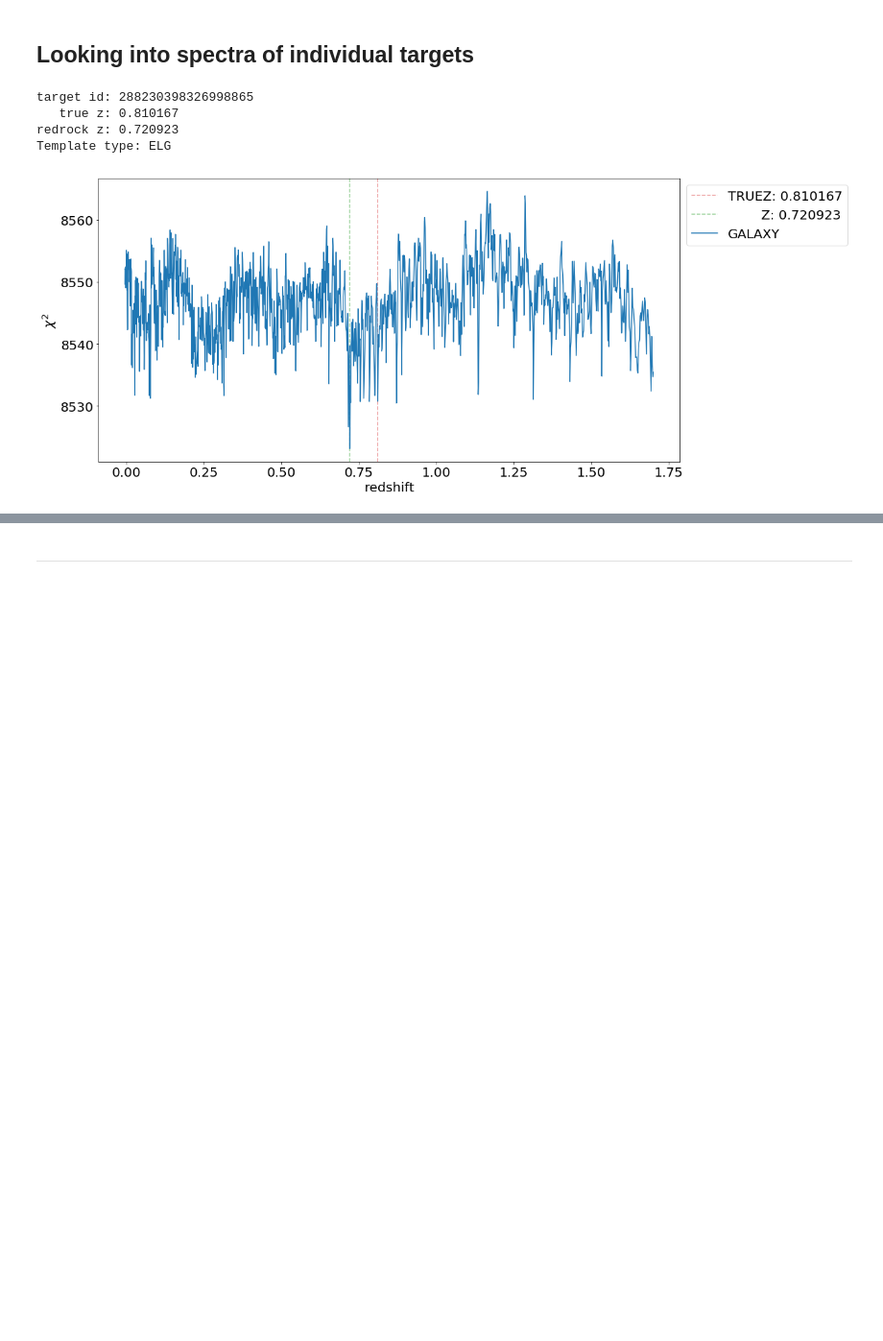
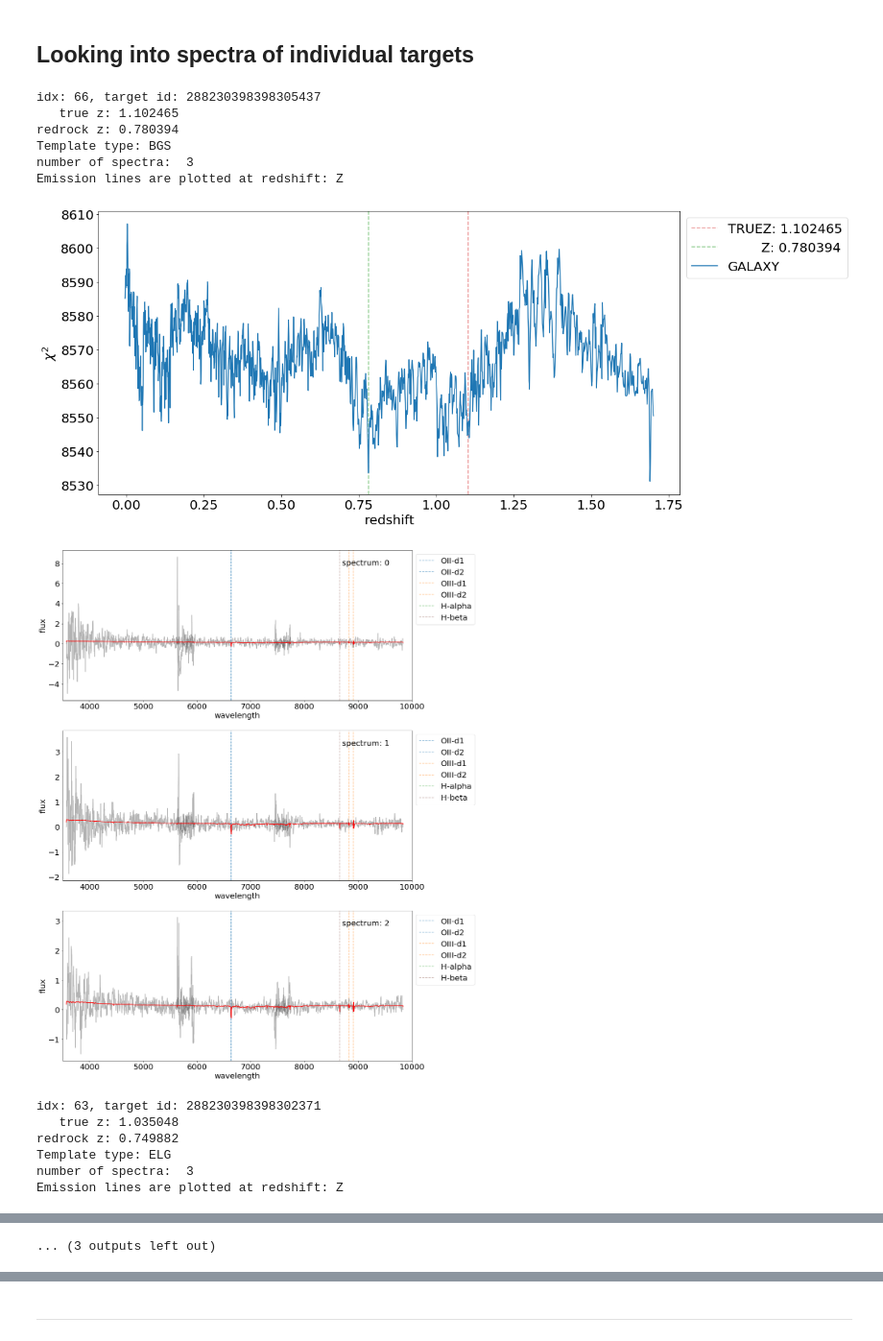
Before and after one commit to Yucheng-Zhang/desi_nbs, a Jupyter notebook: demo/elg_zfitting.ipynb, the cells around one changed output, grey strips where cells are left out. Shown at 96% size. Cells and saved outputs as stored; diff of their text form; code cells hidden in the pictures; blank space fills up the shorter version.

Commit message:
more plots

```diff
--- a/demo/elg_zfitting.ipynb
+++ b/demo/elg_zfitting.ipynb
@@ -458,8 +458,8 @@ for kk in res.keys():
 
 ax.set_xlim(0, 32); ax1.set_xlim(0, 32)
 ax.set_ylim(0, 100)
-ax.set_xlabel('Small $\Delta\chi^2$ criteria'); ax.set_ylabel('Percent')
-ax1.set_xlabel('Small $\Delta\chi^2$ criteria'); ax1.set_ylabel('$\log_{10}$(Percent)')
+ax.set_xlabel('Small $\Delta\chi^2$ criterion'); ax.set_ylabel('Percent')
+ax1.set_xlabel('Small $\Delta\chi^2$ criterion'); ax1.set_ylabel('$\log_{10}$(Percent)')
 
 ax.legend(); ax1.legend()
 
@@ -617,28 +617,51 @@ def plot_chi2(ax, redshifts, zchi2, tt, truez, z):
     ax.set_ylabel('$\chi^2$')
     ax.legend(bbox_to_anchor=(1, 1), loc='upper left')
 # %%
-idx = 20
-zot = ztruth_fail[idx]
-# zot = ztruth_good[idx]
+ztt = ztruth_fail
+# ztt = ztruth_good
+idxs = np.random.randint(0, len(ztt), 3)
 
-tid = zot['TARGETID']
-specot = get_specot(tid)
-twave, tflux = get_tempot(tid)
-num_spec = specot.num_spectra()
+for idx in idxs:
+    zot = ztt[idx]
 
-print('target id:', tid)
-print('   true z: {:f}'.format(zot['TRUEZ']))
-print('redrock z: {:f}'.format(zot['Z']))
-print('Template type:', zot['TEMPLATETYPE'])
+    tid = zot['TARGETID']
+    specot = get_specot(tid)
+    twave, tflux = get_tempot(tid)
+    num_spec = specot.num_spectra()
 
-tt = 'GALAXY'
-redshifts, zchi2 = get_zchi2ot(tid, tt)
-fig, (ax) = plt.subplots(1, 1, figsize=(16, 8))
-plot_chi2(ax, redshifts, zchi2, tt, zot['TRUEZ'], zot['Z'])
-# ax.set_xlim(0.85, 0.95)
+    print('idx: {:d}, target id: {:d}'.format(idx, tid))
+    print('   true z: {:f}'.format(zot['TRUEZ']))
+    print('redrock z: {:f}'.format(zot['Z']))
+    print('Template type:', zot['TEMPLATETYPE'])
+
+    tt = 'GALAXY'
+    redshifts, zchi2 = get_zchi2ot(tid, tt)
+    fig, (ax) = plt.subplots(1, 1, figsize=(16, 8))
+    plot_chi2(ax, redshifts, zchi2, tt, zot['TRUEZ'], zot['Z'])
+    # ax.set_xlim(0.85, 0.95)
+
+    print('number of spectra: ', num_spec)
+    fig, axs = plt.subplots(num_spec, 1, figsize=(16, 8*num_spec))
+    # z = zot['TRUEZ']; print('Emission lines are plotted at redshift: TRUEZ')
+    z = zot['Z']; print('Emission lines are plotted at redshift: Z')
+    for i, ax in enumerate(axs):
+        plot_spec(ax, z, specot, twave, tflux, ss=i, ks=15)
+    #     ax.set_ylim(-1, 1)
+        ax.set_xlim(3500, 10000)
+
+    plt.show()
 # %% [output]
-target id: 288230398326998865
-   true z: 0.810167
-redrock z: 0.720923
-Template type: ELG
+idx: 66, target id: 288230398398305437
+   true z: 1.102465
+redrock z: 0.780394
+Template type: BGS
+number of spectra:  3
+Emission lines are plotted at redshift: Z
-[figure, old version]
+[figure, new version]
+[figure, added]
+idx: 63, target id: 288230398398302371
+   true z: 1.035048
+redrock z: 0.749882
+Template type: ELG
+number of spectra:  3
+Emission lines are plotted at redshift: Z
@@ -644,0 +686 @@ Template type: ELG
+... (3 outputs left out)
```
Also changed, not shown: parts of 5 cells of this notebook, 5 other files.
